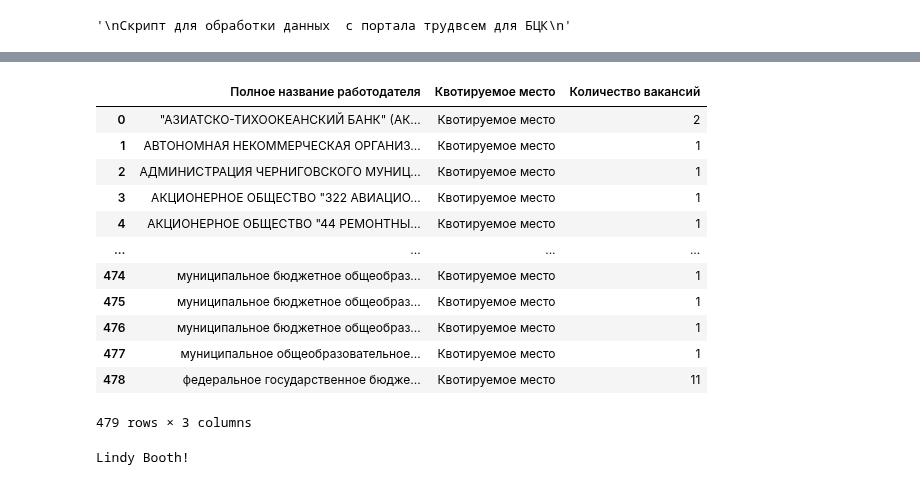
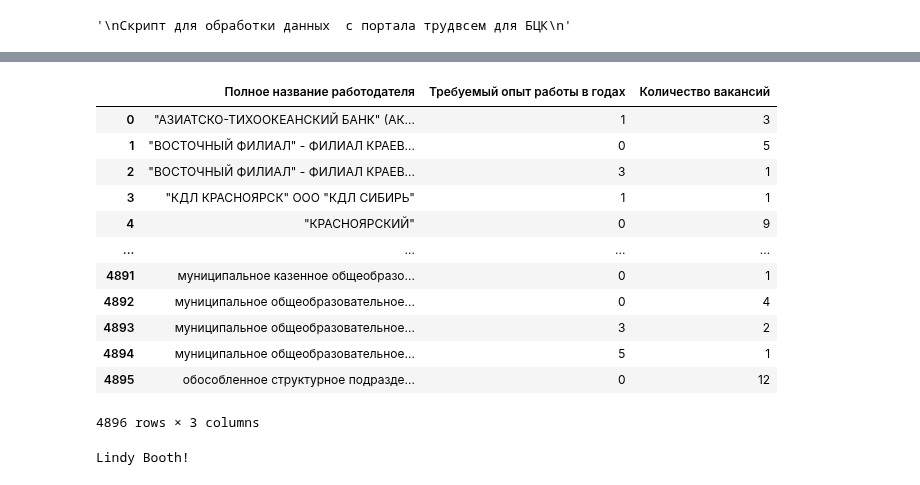
Before and after one commit to t0r1n88/Dodger_2023, a Jupyter notebook: prepare_data_trudvsem.ipynb, the cells around one changed output, grey strips where cells are left out. Drawn from its saved outputs; the diff is of its cells as text; code cells hidden in the pictures.

```diff
--- a/prepare_data_trudvsem.ipynb
+++ b/prepare_data_trudvsem.ipynb
@@ -420,19 +425,3 @@ svod_org_quote_region_df = svod_org_quote_region_df.droplevel(level=0,axis=1) #
 svod_org_quote_region_df = svod_org_quote_region_df.astype(int,errors='ignore')
 svod_org_quote_region_df.columns = ['Количество вакансий']
 svod_org_quote_region_df = svod_org_quote_region_df.reset_index()
-# %%
-svod_org_quote_region_df
-# %% [output]
-|  | Полное название работодателя | Квотируемое место | Количество вакансий |
-| 0 | "АЗИАТСКО-ТИХООКЕАНСКИЙ БАНК" (АК... | Квотируемое место | 2 |
-| 1 | АВТОНОМНАЯ НЕКОММЕРЧЕСКАЯ ОРГАНИЗ... | Квотируемое место | 1 |
-| 2 | АДМИНИСТРАЦИЯ ЧЕРНИГОВСКОГО МУНИЦ... | Квотируемое место | 1 |
-| 3 | АКЦИОНЕРНОЕ ОБЩЕСТВО "322 АВИАЦИО... | Квотируемое место | 1 |
-| 4 | АКЦИОНЕРНОЕ ОБЩЕСТВО "44 РЕМОНТНЫ... | Квотируемое место | 1 |
-| ... | ... | ... | ... |
-| 474 | муниципальное бюджетное общеобраз... | Квотируемое место | 1 |
-| 475 | муниципальное бюджетное общеобраз... | Квотируемое место | 1 |
-| 476 | муниципальное бюджетное общеобраз... | Квотируемое место | 1 |
-| 477 | муниципальное общеобразовательное... | Квотируемое место | 1 |
-| 478 | федеральное государственное бюдже... | Квотируемое место | 11 |
-479 rows × 3 columns
@@ -439,3 +440,31 @@ svod_org_quote_region_df
+# %%
+# Свод по требуемому опыту для работодателей
+svod_org_exp_region_df=pd.pivot_table(prepared_df,
+              index=['Полное название работодателя','Требуемый опыт работы в годах'],
+              values = ['Количество рабочих мест'],
+              aggfunc={'Количество рабочих мест':[np.sum]},
+                                        fill_value=0)
+svod_org_exp_region_df = svod_org_exp_region_df.droplevel(level=0,axis=1) # убираем мультииндекс
+
+svod_org_exp_region_df = svod_org_exp_region_df.astype(int,errors='ignore')
+svod_org_exp_region_df.columns = ['Количество вакансий']
+svod_org_exp_region_df = svod_org_exp_region_df.reset_index()
+# %%
+svod_org_exp_region_df
+# %% [output]
+|  | Полное название работодателя | Требуемый опыт работы в годах | Количество вакансий |
+| 0 | "АЗИАТСКО-ТИХООКЕАНСКИЙ БАНК" (АК... | 1 | 3 |
+| 1 | "ВОСТОЧНЫЙ ФИЛИАЛ" - ФИЛИАЛ КРАЕВ... | 0 | 5 |
+| 2 | "ВОСТОЧНЫЙ ФИЛИАЛ" - ФИЛИАЛ КРАЕВ... | 3 | 1 |
+| 3 | "КДЛ КРАСНОЯРСК" ООО "КДЛ СИБИРЬ" | 1 | 1 |
+| 4 | "КРАСНОЯРСКИЙ" | 0 | 9 |
+| ... | ... | ... | ... |
+| 4891 | муниципальное казенное общеобразо... | 0 | 1 |
+| 4892 | муниципальное общеобразовательное... | 0 | 4 |
+| 4893 | муниципальное общеобразовательное... | 3 | 2 |
+| 4894 | муниципальное общеобразовательное... | 5 | 1 |
+| 4895 | обособленное структурное подразде... | 0 | 12 |
+4896 rows × 3 columns
 # %%
 print('Lindy Booth!')
 # %% [output]
```
Also changed, not shown: parts of 11 cells of this notebook.
